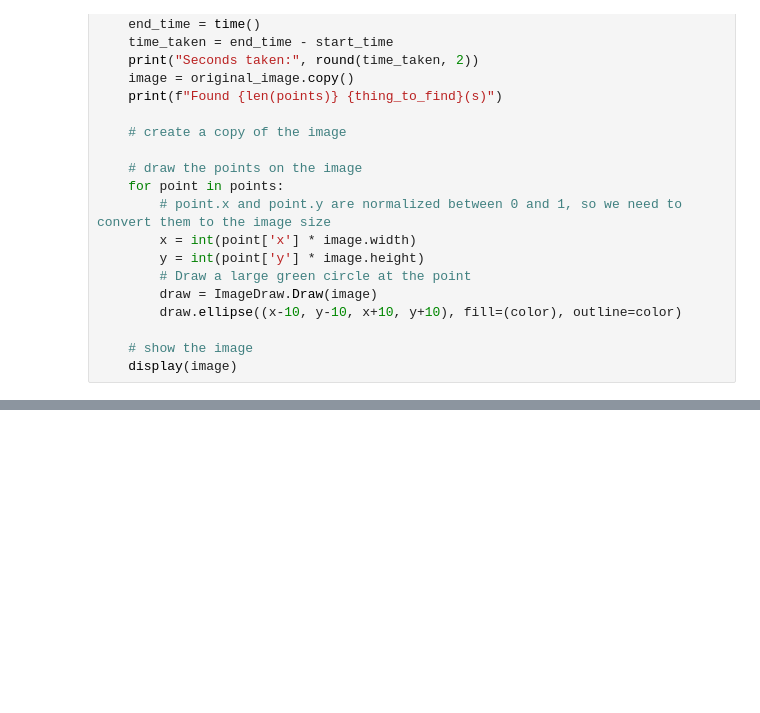
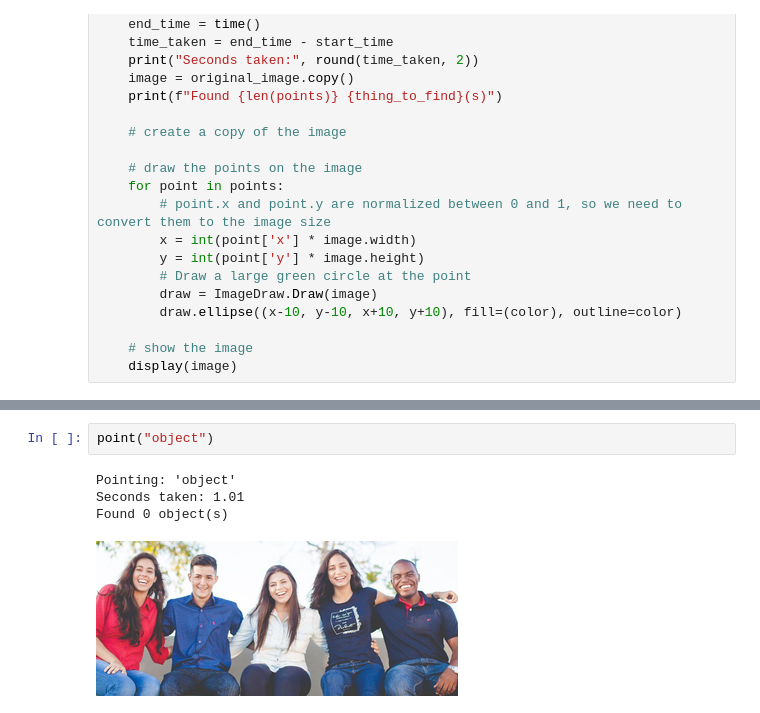
Before and after one commit to brockbrownwork/omnibot_2000, a Jupyter notebook: moondream_test.ipynb, the cells around one changed output, grey strips where cells are left out. Drawn from its saved outputs; the diff is of its cells as text; blank space fills up the shorter version.

```diff
--- a/moondream_test.ipynb
+++ b/moondream_test.ipynb
@@ -104,0 +124,7 @@ Found 6 nose(s)
+# %%
+point("object")
+# %% [output]
+Pointing: 'object'
+Seconds taken: 1.01
+Found 0 object(s)
+[figure, added]
```
Also changed, not shown: parts of 17 cells of this notebook, 3 other files.
